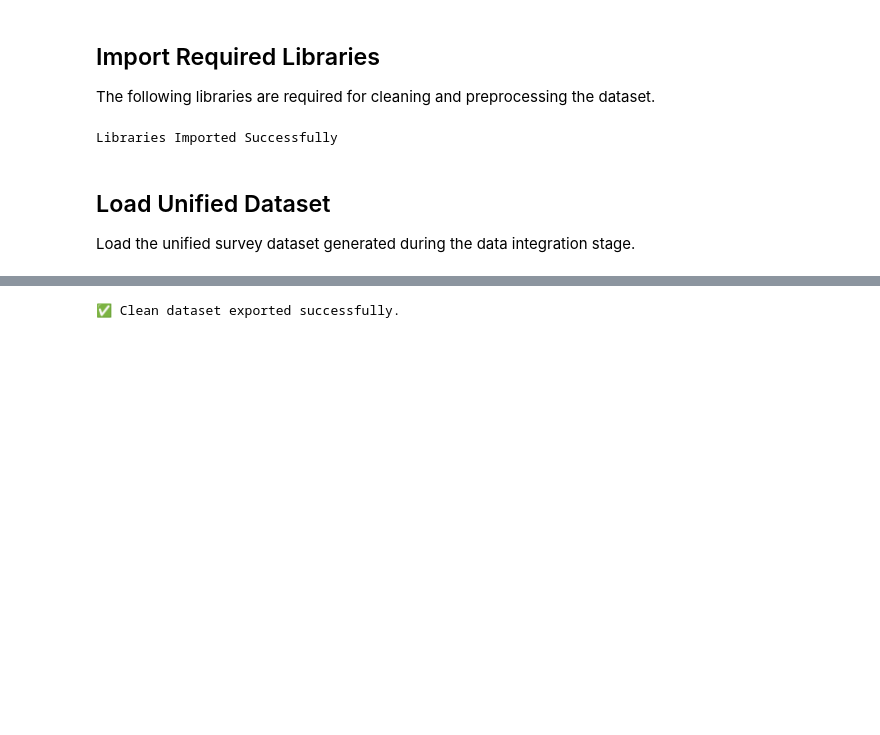
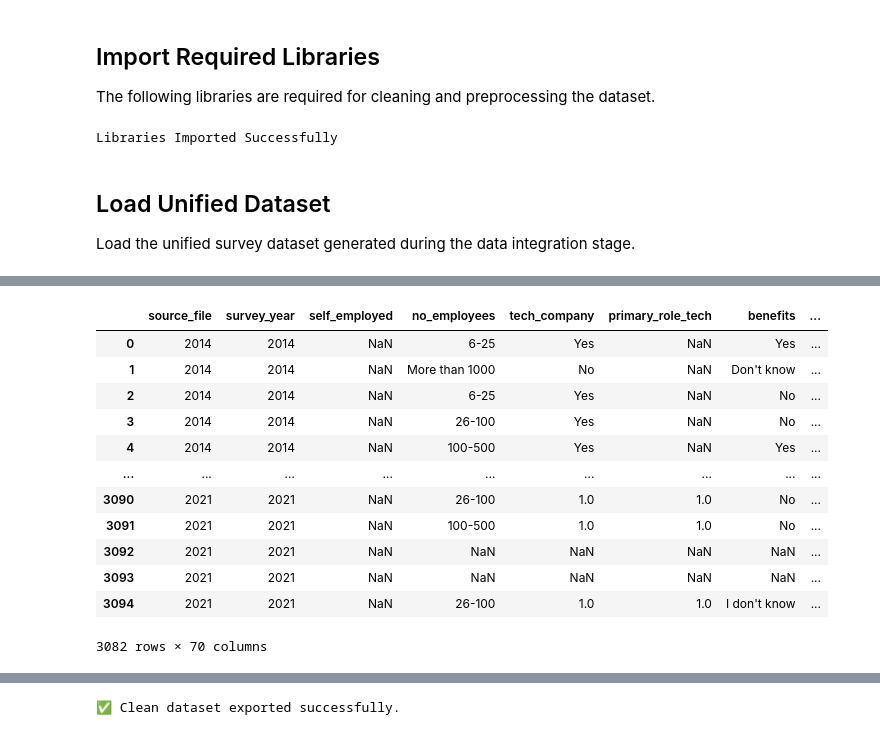
Before and after one commit to acelin009/MentalHealth-AI, a Jupyter notebook: notebooks/02_Data_Cleaning.ipynb, the cells around one changed output, grey strips where cells are left out. Cells and saved outputs as stored; diff of their text form; code cells hidden in the pictures; blank space fills up the shorter version.

```diff
--- a/notebooks/02_Data_Cleaning.ipynb
+++ b/notebooks/02_Data_Cleaning.ipynb
@@ -1040,0 +152,6 @@ No additional cleaning should be required after this point.
+# %%
+print("Duplicates before:", df.duplicated().sum())
+
+df = df.drop_duplicates()
+
+print("Duplicates after :", df.duplicated().sum())
@@ -1040,0 +167,6 @@ No additional cleaning should be required after this point.
+# %%
+empty_cols = df.columns[df.isna().all()]
+
+print(f"Columns removed: {len(empty_cols)}")
+
+empty_cols.tolist()
@@ -1040,0 +190,4 @@ No additional cleaning should be required after this point.
+# %%
+df.drop(columns=empty_cols, inplace=True)
+
+print(df.shape)
@@ -1040,0 +208,31 @@ No additional cleaning should be required after this point.
+# %%
+missing_values = [
+    "",
+    " ",
+    "NA",
+    "N/A",
+    "None",
+    "none",
+    "NULL",
+    "null",
+    "nan",
+    "NaN",
+    "Unknown",
+    "unknown"
+]
+
+df.replace(missing_values, np.nan, inplace=True)
+# %% [output]
+|  | source_file | survey_year | self_employed | no_employees | tech_company | primary_role_tech | benefits | ... |
+| 0 | 2014 | 2014 | NaN | 6-25 | Yes | NaN | Yes | ... |
+| 1 | 2014 | 2014 | NaN | More than 1000 | No | NaN | Don't know | ... |
+| 2 | 2014 | 2014 | NaN | 6-25 | Yes | NaN | No | ... |
+| 3 | 2014 | 2014 | NaN | 26-100 | Yes | NaN | No | ... |
+| 4 | 2014 | 2014 | NaN | 100-500 | Yes | NaN | Yes | ... |
+| ... | ... | ... | ... | ... | ... | ... | ... | ... |
+| 3090 | 2021 | 2021 | NaN | 26-100 | 1.0 | 1.0 | No | ... |
+| 3091 | 2021 | 2021 | NaN | 100-500 | 1.0 | 1.0 | No | ... |
+| 3092 | 2021 | 2021 | NaN | NaN | NaN | NaN | NaN | ... |
+| 3093 | 2021 | 2021 | NaN | NaN | NaN | NaN | NaN | ... |
+| 3094 | 2021 | 2021 | NaN | 26-100 | 1.0 | 1.0 | I don't know | ... |
+3082 rows × 70 columns
```
Also changed, not shown: parts of 87 cells of this notebook, 3 other files.
